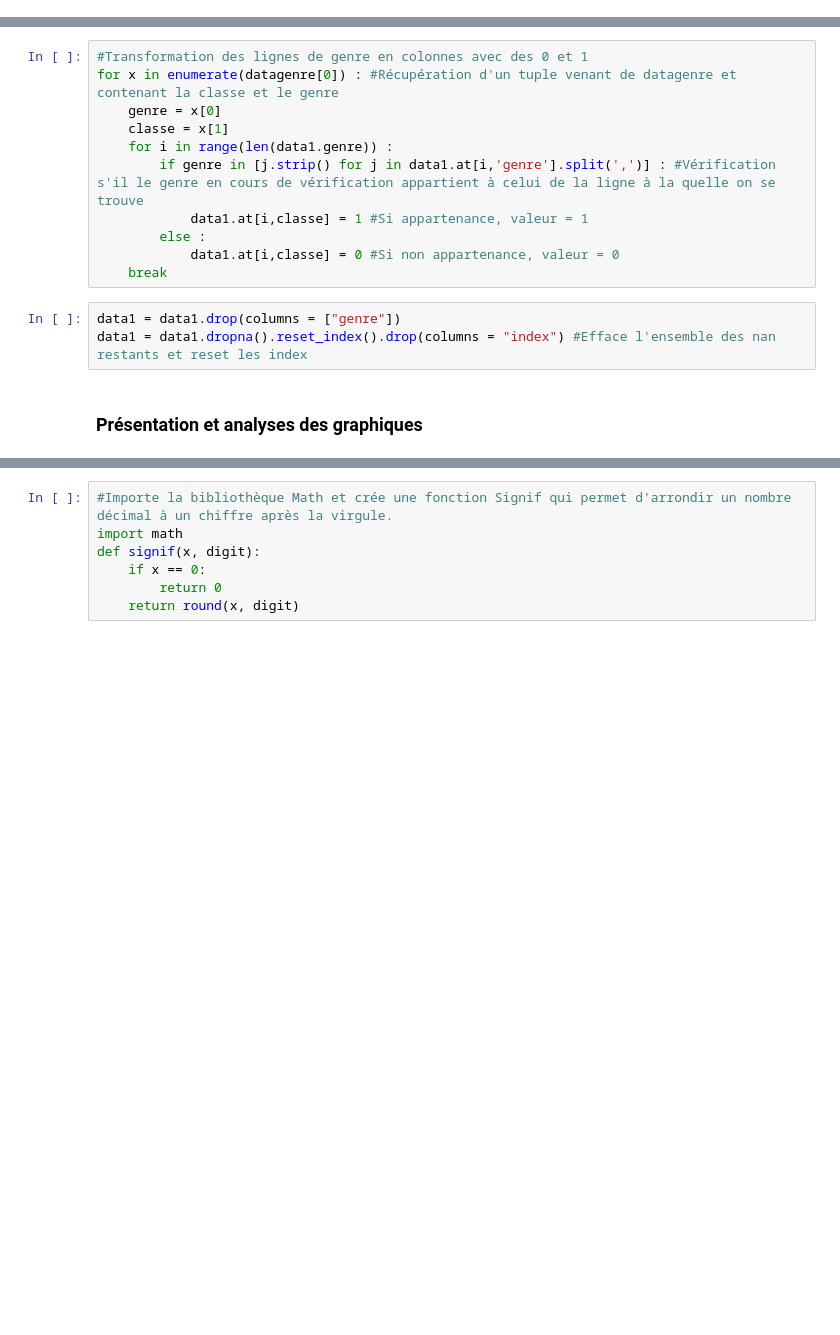
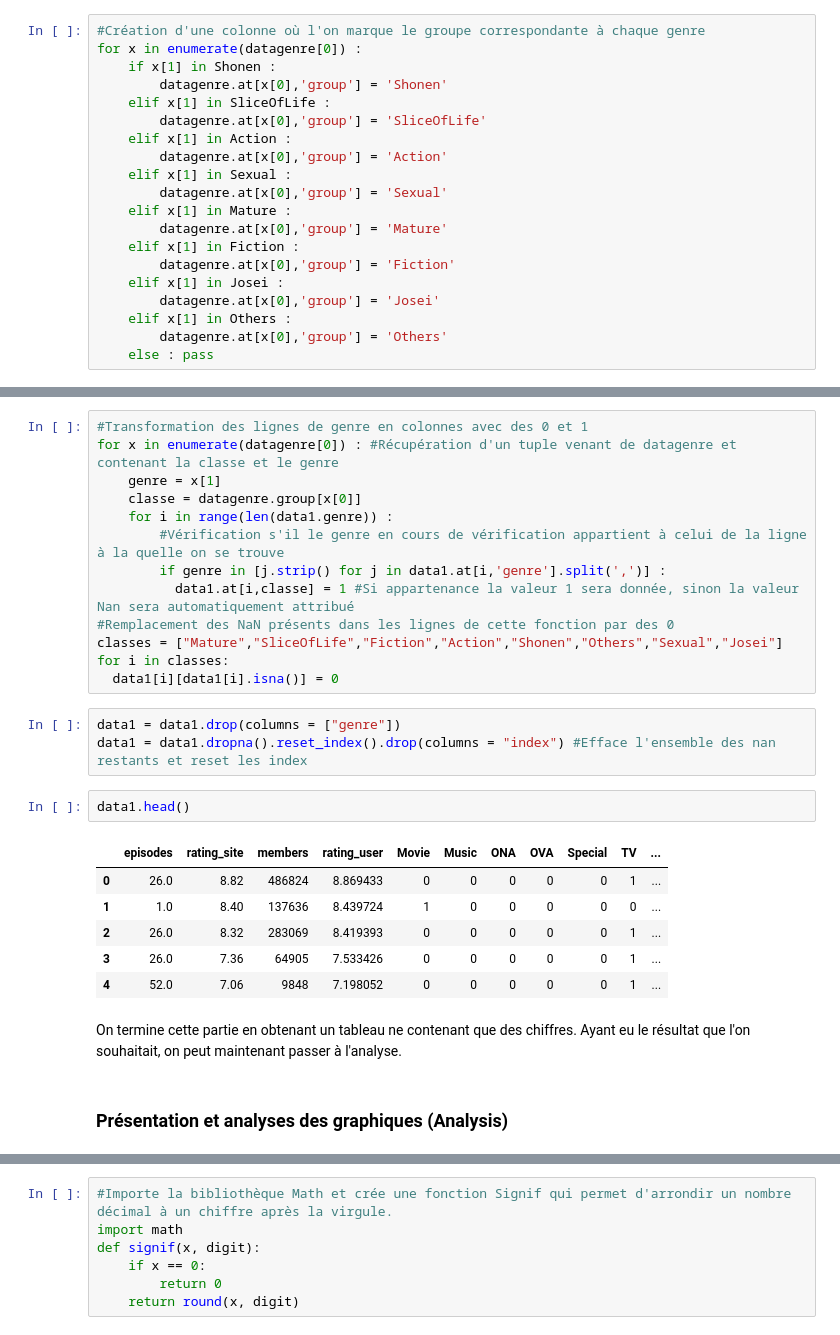
Before and after one commit to FenixShadows/Stuff, a Jupyter notebook: Articles/1- Qualité d'un Mangas/qualité_d'un_mangas.ipynb, the cells around one changed output, grey strips where cells are left out. Drawn from its saved outputs; the diff is of its cells as text; blank space fills up the shorter version.

```diff
--- a/Articles/1- Qualité d'un Mangas/qualité_d'un_mangas.ipynb
+++ b/Articles/1- Qualité d'un Mangas/qualité_d'un_mangas.ipynb
@@ -136,0 +182,20 @@ datagenre = pd.DataFrame.from_dict(dictgenre.items()) #Transforme le dictionnair
+# %%
+#Création d'une colonne où l'on marque le groupe correspondante à chaque genre
+for x in enumerate(datagenre[0]) :
+    if x[1] in Shonen :
+        datagenre.at[x[0],'group'] = 'Shonen'
+    elif x[1] in SliceOfLife :
+        datagenre.at[x[0],'group'] = 'SliceOfLife'
+    elif x[1] in Action :
+        datagenre.at[x[0],'group'] = 'Action'
+    elif x[1] in Sexual :
+        datagenre.at[x[0],'group'] = 'Sexual'
+    elif x[1] in Mature :
+        datagenre.at[x[0],'group'] = 'Mature'
+    elif x[1] in Fiction :
+        datagenre.at[x[0],'group'] = 'Fiction'
+    elif x[1] in Josei :
+        datagenre.at[x[0],'group'] = 'Josei'
+    elif x[1] in Others :
+        datagenre.at[x[0],'group'] = 'Others'
+    else : pass
@@ -137,17 +215,30 @@ datagenre = pd.DataFrame.from_dict(dictgenre.items()) #Transforme le dictionnair
 # %%
 #Transformation des lignes de genre en colonnes avec des 0 et 1
 for x in enumerate(datagenre[0]) : #Récupération d'un tuple venant de datagenre et contenant la classe et le genre
-    genre = x[0]
-    classe = x[1]
+    genre = x[1]
+    classe = datagenre.group[x[0]]
     for i in range(len(data1.genre)) :
-        if genre in [j.strip() for j in data1.at[i,'genre'].split(',')] : #Vérification s'il le genre en cours de vérification appartient à celui de la ligne à la quelle on se trouve
-            data1.at[i,classe] = 1 #Si appartenance, valeur = 1
-        else :
-            data1.at[i,classe] = 0 #Si non appartenance, valeur = 0
-    break
+        #Vérification s'il le genre en cours de vérification appartient à celui de la ligne à la quelle on se trouve
+        if genre in [j.strip() for j in data1.at[i,'genre'].split(',')] :
+          data1.at[i,classe] = 1 #Si appartenance la valeur 1 sera donnée, sinon la valeur Nan sera automatiquement attribué
+#Remplacement des NaN présents dans les lignes de cette fonction par des 0
+classes = ["Mature","SliceOfLife","Fiction","Action","Shonen","Others","Sexual","Josei"]
+for i in classes:
+  data1[i][data1[i].isna()] = 0
 # %%
 data1 = data1.drop(columns = ["genre"])
 data1 = data1.dropna().reset_index().drop(columns = "index") #Efface l'ensemble des nan restants et reset les index
+# %%
+data1.head()
+# %% [output]
+|  | episodes | rating_site | members | rating_user | Movie | Music | ONA | OVA | Special | TV | ... |
+| 0 | 26.0 | 8.82 | 486824 | 8.869433 | 0 | 0 | 0 | 0 | 0 | 1 | ... |
+| 1 | 1.0 | 8.40 | 137636 | 8.439724 | 1 | 0 | 0 | 0 | 0 | 0 | ... |
+| 2 | 26.0 | 8.32 | 283069 | 8.419393 | 0 | 0 | 0 | 0 | 0 | 1 | ... |
+| 3 | 26.0 | 7.36 | 64905 | 7.533426 | 0 | 0 | 0 | 0 | 0 | 1 | ... |
+| 4 | 52.0 | 7.06 | 9848 | 7.198052 | 0 | 0 | 0 | 0 | 0 | 1 | ... |
+# %% [markdown]
+On termine cette partie en obtenant un tableau ne contenant que des chiffres. Ayant eu le résultat que l'on souhaitait, on peut maintenant passer à l'analyse.
 # %% [markdown]
-### Présentation et analyses des graphiques
+### Présentation et analyses des graphiques (Analysis)
 # %% [markdown]
```
Also changed, not shown: parts of 30 cells of this notebook.
